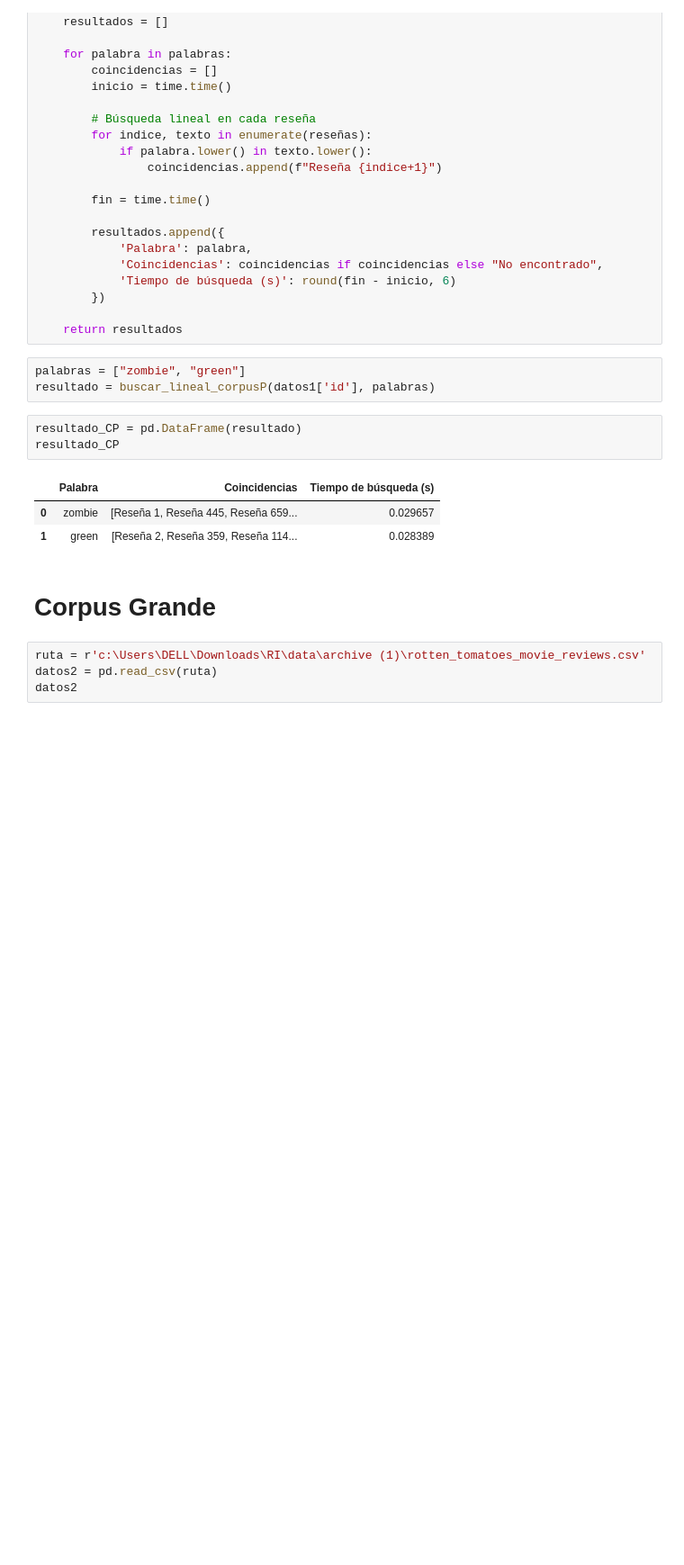
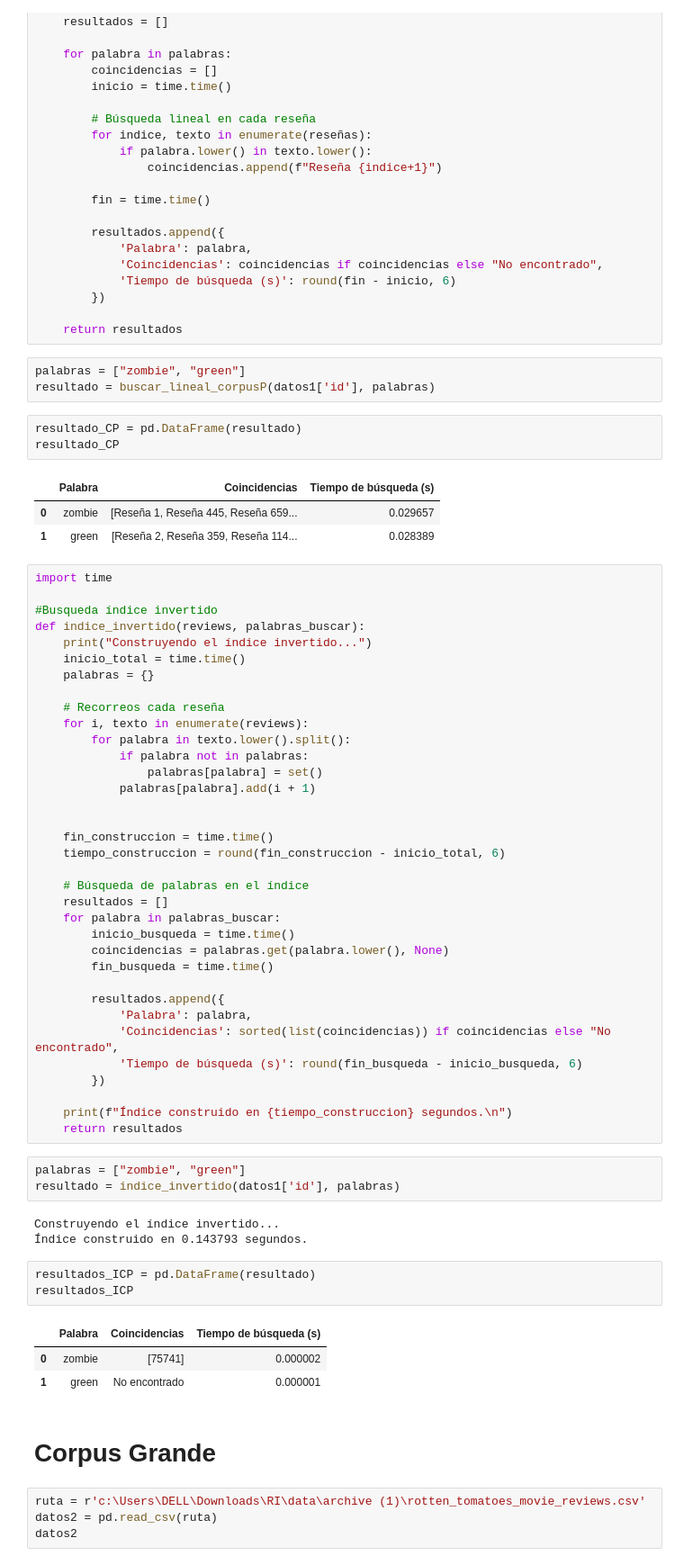
Before and after one commit to AngelFalcon2w3/RecuperacionInformacion, a Jupyter notebook: 01-busqueda-basica-angelfalcon.ipynb, the cells around one changed output. Shown: that part at 90% size. Saved outputs shown, nothing was run; the diff lists cells and outputs as text; blank space fills up the shorter version.

Commit message:
Búsqueda índice invertido y tiempo de ejecución

```diff
--- a/01-busqueda-basica-angelfalcon.ipynb
+++ b/01-busqueda-basica-angelfalcon.ipynb
@@ -196,6 +196,54 @@ resultado_CP
 |  | Palabra | Coincidencias | Tiempo de búsqueda (s) |
 | 0 | zombie | [Reseña 1, Reseña 445, Reseña 659... | 0.029657 |
 | 1 | green | [Reseña 2, Reseña 359, Reseña 114... | 0.028389 |
+# %%
+import time
+
+#Busqueda índice invertido
+def indice_invertido(reviews, palabras_buscar):
+    print("Construyendo el índice invertido...")
+    inicio_total = time.time()
+    palabras = {}
+
+    # Recorreos cada reseña
+    for i, texto in enumerate(reviews):
+        for palabra in texto.lower().split():
+            if palabra not in palabras:
+                palabras[palabra] = set()
+            palabras[palabra].add(i + 1)
+
+
+    fin_construccion = time.time()
+    tiempo_construccion = round(fin_construccion - inicio_total, 6)
+
+    # Búsqueda de palabras en el índice
+    resultados = []
+    for palabra in palabras_buscar:
+        inicio_busqueda = time.time()
+        coincidencias = palabras.get(palabra.lower(), None)
+        fin_busqueda = time.time()
+
+        resultados.append({
+            'Palabra': palabra,
+            'Coincidencias': sorted(list(coincidencias)) if coincidencias else "No encontrado",
+            'Tiempo de búsqueda (s)': round(fin_busqueda - inicio_busqueda, 6)
+        })
+
+    print(f"Índice construido en {tiempo_construccion} segundos.\n")
+    return resultados
+# %%
+palabras = ["zombie", "green"]
+resultado = indice_invertido(datos1['id'], palabras)
+# %% [output]
+Construyendo el índice invertido...
+Índice construido en 0.143793 segundos.
+# %%
+resultados_ICP = pd.DataFrame(resultado)
+resultados_ICP
+# %% [output]
+|  | Palabra | Coincidencias | Tiempo de búsqueda (s) |
+| 0 | zombie | [75741] | 0.000002 |
+| 1 | green | No encontrado | 0.000001 |
 # %% [markdown]
 # Corpus Grande
 # %%
```
Also changed, not shown: parts of 4 cells of this notebook.
